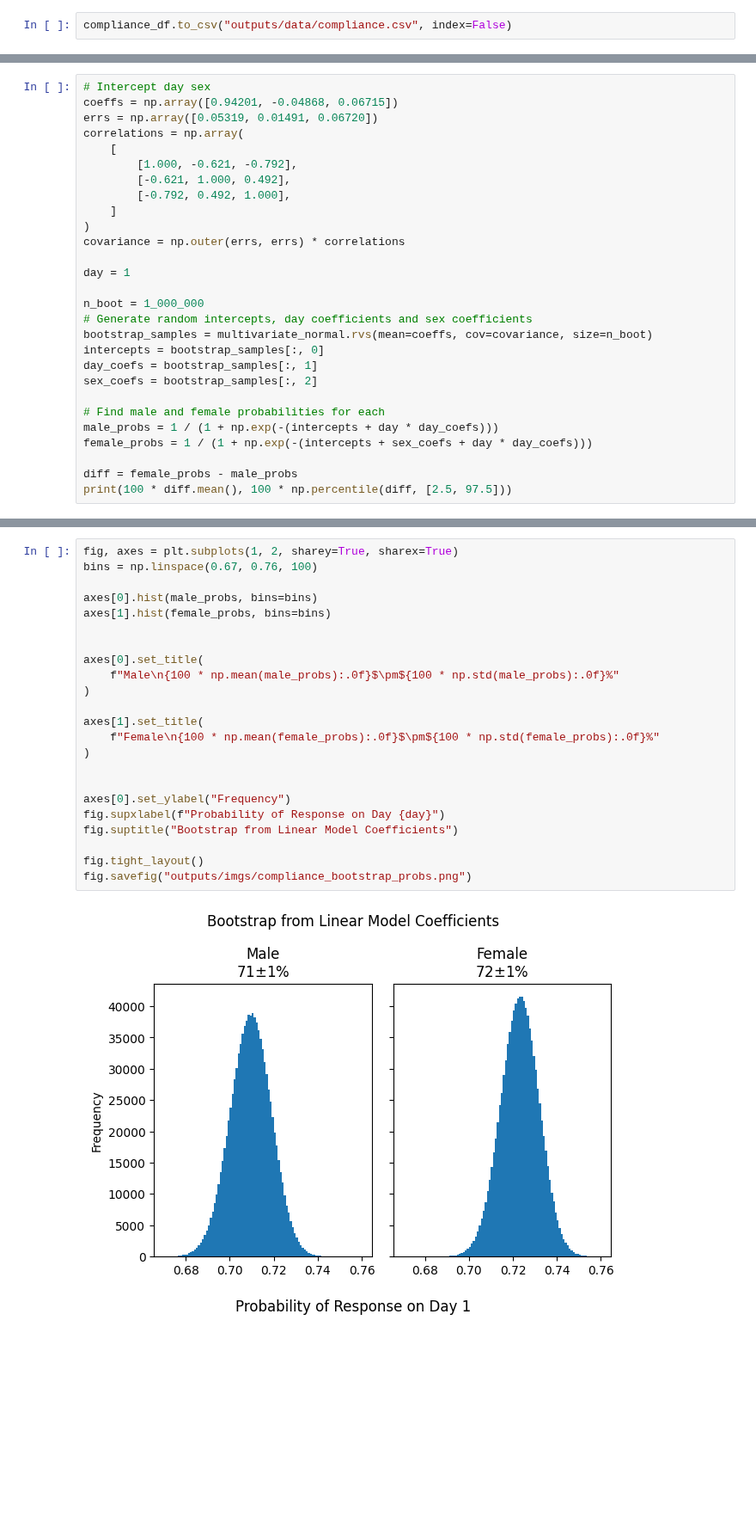
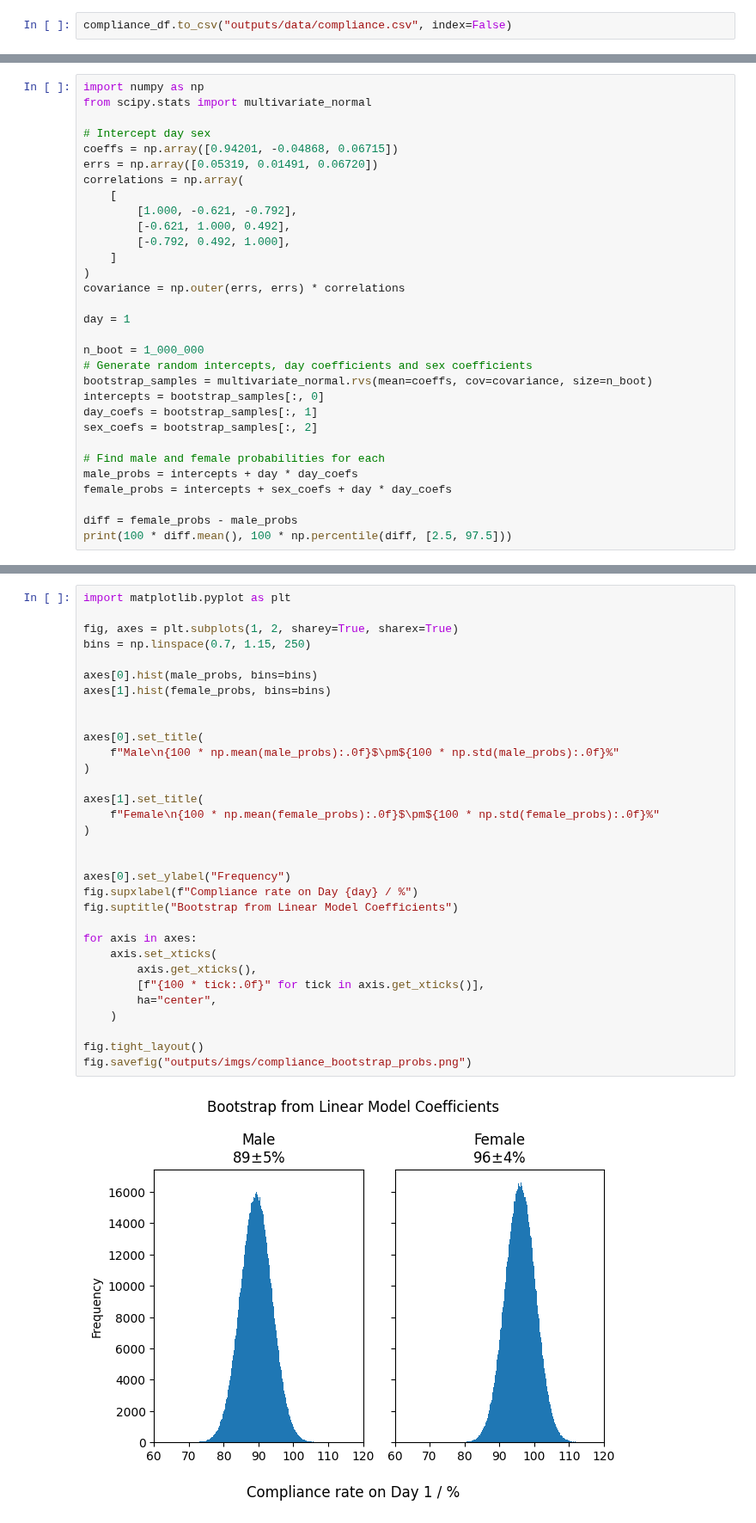
Before and after one commit to JGIBristol/seaco_smartwatch_paper, a Jupyter notebook: linear_models.ipynb, the cells around one changed output, grey strips where cells are left out. Shown at 86% size. Saved outputs shown, nothing was run; the diff lists cells and outputs as text; blank space fills up the shorter version.

Commit message:
compliance rate stats

```diff
--- a/linear_models.ipynb
+++ b/linear_models.ipynb
@@ -461,6 +455,9 @@ package ‘Matrix’ was built under R version 4.3.2
 Saving 7 x 7 in image
 CompletedProcess(args=['Rscript', 'analysis_utils/r/compliance_sex.R'], returncode=0)
 # %%
+import numpy as np
+from scipy.stats import multivariate_normal
+
 # Intercept day sex
 coeffs = np.array([0.94201, -0.04868, 0.06715])
 errs = np.array([0.05319, 0.01491, 0.06720])
@@ -483,8 +480,8 @@ day_coefs = bootstrap_samples[:, 1]
 sex_coefs = bootstrap_samples[:, 2]
 
 # Find male and female probabilities for each
-male_probs = 1 / (1 + np.exp(-(intercepts + day * day_coefs)))
-female_probs = 1 / (1 + np.exp(-(intercepts + sex_coefs + day * day_coefs)))
+male_probs = intercepts + day * day_coefs
+female_probs = intercepts + sex_coefs + day * day_coefs
 
 diff = female_probs - male_probs
 print(100 * diff.mean(), 100 * np.percentile(diff, [2.5, 97.5]))
@@ -493,25 +490,34 @@ print(100 * diff.mean(), 100 * np.percentile(diff, [2.5, 97.5]))
 # %%
+import matplotlib.pyplot as plt
+
 fig, axes = plt.subplots(1, 2, sharey=True, sharex=True)
-bins = np.linspace(0.67, 0.76, 100)
+bins = np.linspace(0.7, 1.15, 250)
 
 axes[0].hist(male_probs, bins=bins)
 axes[1].hist(female_probs, bins=bins)
 
 
 axes[0].set_title(
     f"Male\n{100 * np.mean(male_probs):.0f}$\pm${100 * np.std(male_probs):.0f}%"
 )
 
 axes[1].set_title(
     f"Female\n{100 * np.mean(female_probs):.0f}$\pm${100 * np.std(female_probs):.0f}%"
 )
 
 
 axes[0].set_ylabel("Frequency")
-fig.supxlabel(f"Probability of Response on Day {day}")
+fig.supxlabel(f"Compliance rate on Day {day} / %")
 fig.suptitle("Bootstrap from Linear Model Coefficients")
+
+for axis in axes:
+    axis.set_xticks(
+        axis.get_xticks(),
+        [f"{100 * tick:.0f}" for tick in axis.get_xticks()],
+        ha="center",
+    )
 
 fig.tight_layout()
 fig.savefig("outputs/imgs/compliance_bootstrap_probs.png")
 # %% [output]
-[figure, old version]
+[figure, new version]
```
Also changed, not shown: parts of 8 cells of this notebook.
